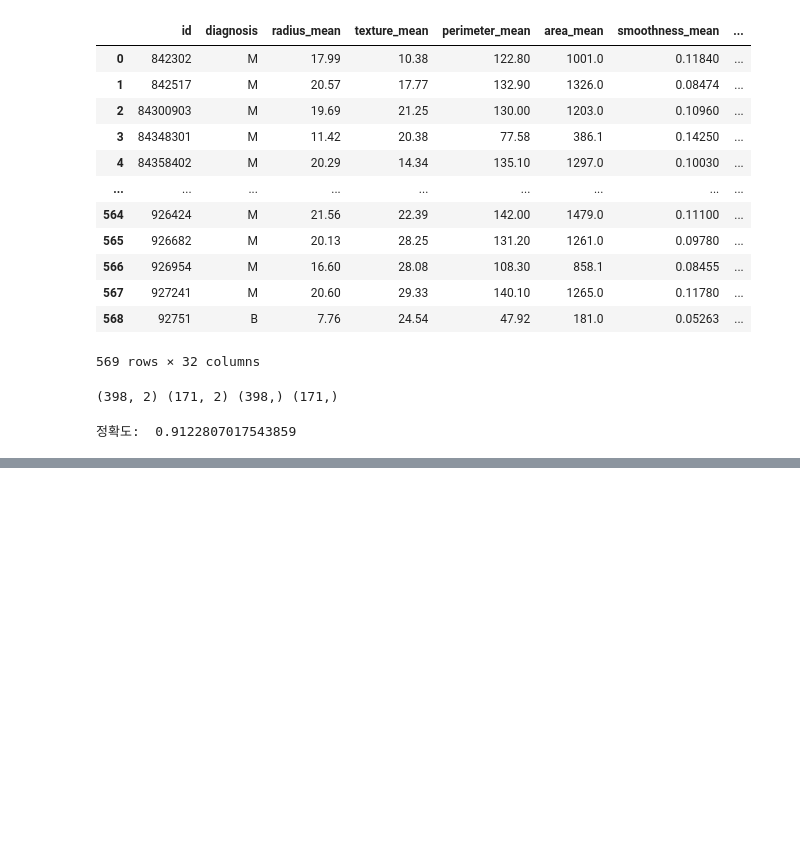
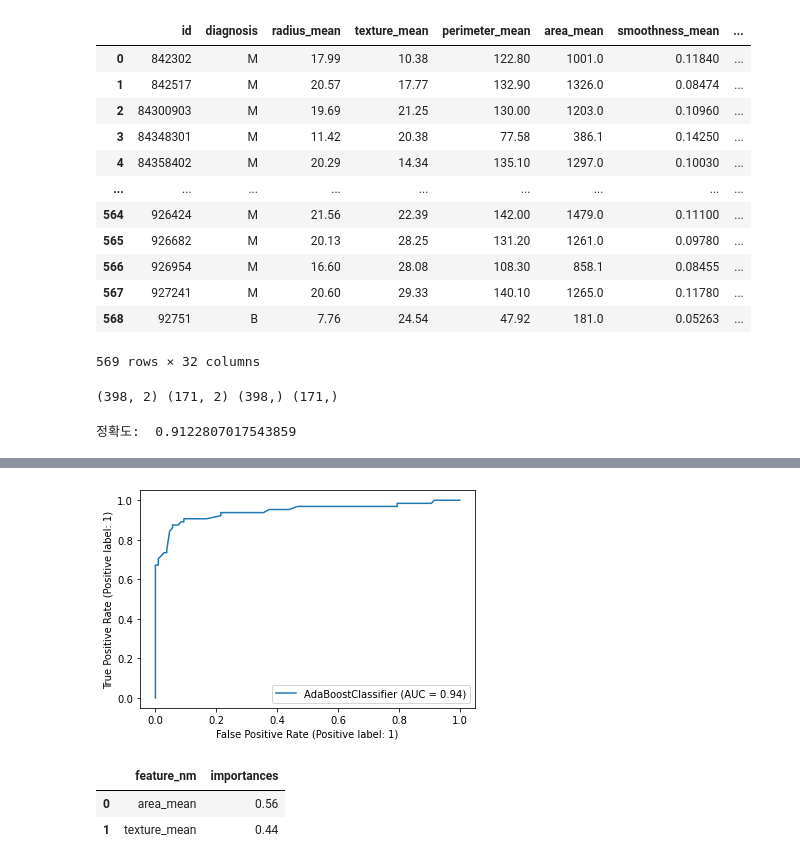
Before and after one commit to djimme/Python_selftraining, a Jupyter notebook: BigData06-08.ipynb, the cells around one changed output, grey strips where cells are left out. Saved outputs shown, nothing was run; the diff lists cells and outputs as text; code cells hidden in the pictures; blank space fills up the shorter version.

```diff
--- a/BigData06-08.ipynb
+++ b/BigData06-08.ipynb
@@ -213,0 +222,21 @@ print('정확도: {}%'.format(round(test_rcll*100,2)))
+# %%
+import matplotlib.pyplot as plt
+from sklearn.metrics import RocCurveDisplay, roc_auc_score
+
+RocCurveDisplay.from_estimator(clf, X_test, y_test)
+plt.show()
+# %% [output]
+[figure, added]
+# %%
+importances = clf.feature_importances_
+
+column_nm = pd.DataFrame(features)
+
+feature_imp = pd.concat([column_nm, pd.DataFrame(importances)], axis=1)
+
+feature_imp.columns = ['feature_nm', 'importances']
+feature_imp
+# %% [output]
+|  | feature_nm | importances |
+| 0 | area_mean | 0.56 |
+| 1 | texture_mean | 0.44 |
```
Also changed, not shown: parts of 46 cells of this notebook, 3 other files.
